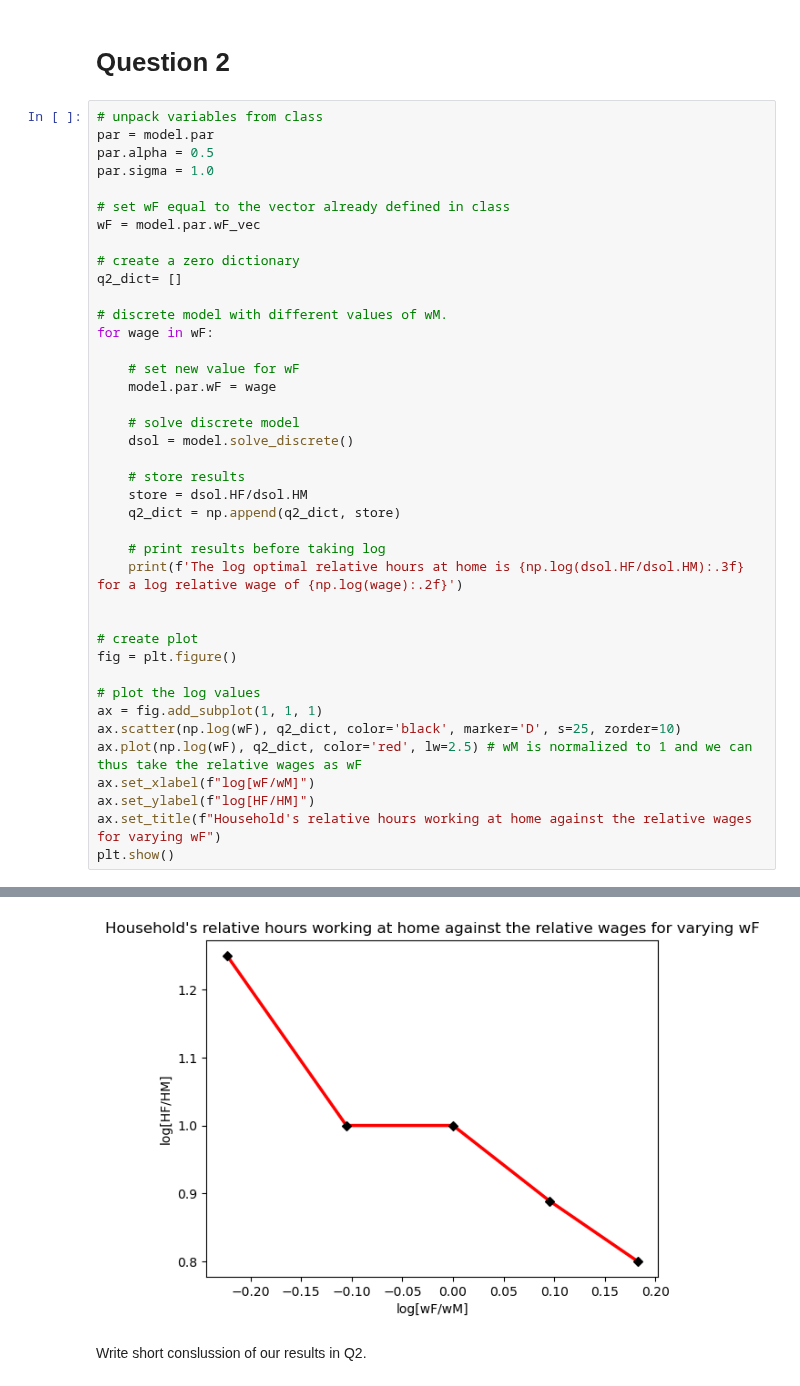
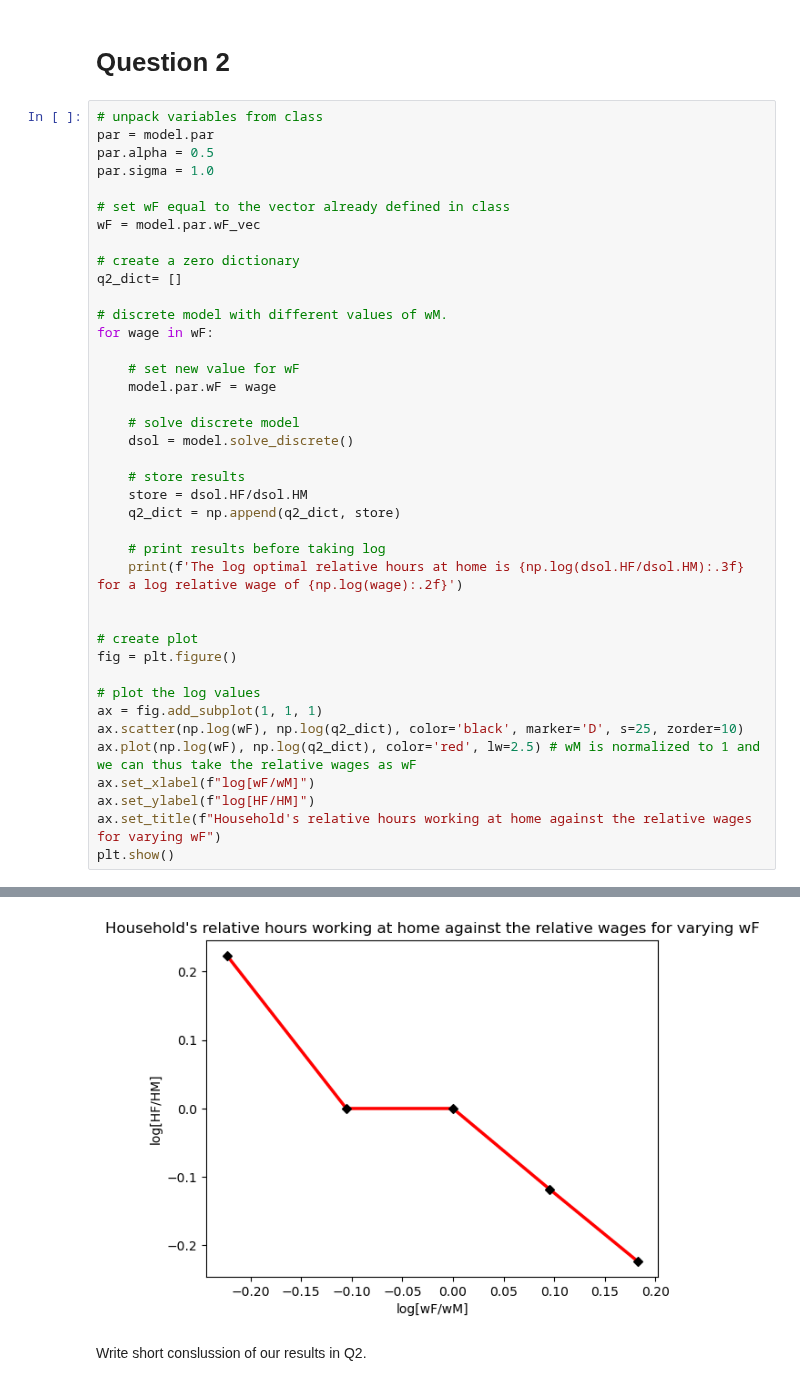
Before and after one commit to NumEconCopenhagen/projects-2023-noobs, a Jupyter notebook: inauguralproject/inauguralproject.ipynb, the cells around one changed output, grey strips where cells are left out. Saved outputs shown, nothing was run; the diff lists cells and outputs as text.

```diff
--- a/inauguralproject/inauguralproject.ipynb
+++ b/inauguralproject/inauguralproject.ipynb
@@ -111,36 +108,36 @@ for wage in wF:
 
     # set new value for wF
     model.par.wF = wage
 
     # solve discrete model
     dsol = model.solve_discrete()
 
     # store results
     store = dsol.HF/dsol.HM
     q2_dict = np.append(q2_dict, store)
 
     # print results before taking log
     print(f'The log optimal relative hours at home is {np.log(dsol.HF/dsol.HM):.3f} for a log relative wage of {np.log(wage):.2f}')
 
 
 # create plot
 fig = plt.figure()
 
 # plot the log values
 ax = fig.add_subplot(1, 1, 1)
-ax.scatter(np.log(wF), q2_dict, color='black', marker='D', s=25, zorder=10)
-ax.plot(np.log(wF), q2_dict, color='red', lw=2.5) # wM is normalized to 1 and we can thus take the relative wages as wF
+ax.scatter(np.log(wF), np.log(q2_dict), color='black', marker='D', s=25, zorder=10)
+ax.plot(np.log(wF), np.log(q2_dict), color='red', lw=2.5) # wM is normalized to 1 and we can thus take the relative wages as wF
 ax.set_xlabel(f"log[wF/wM]")
 ax.set_ylabel(f"log[HF/HM]")
 ax.set_title(f"Household's relative hours working at home against the relative wages for varying wF")
 plt.show()
 # %% [output]
 The log optimal relative hours at home is 0.223 for a log relative wage of -0.22
 The log optimal relative hours at home is 0.000 for a log relative wage of -0.11
 The log optimal relative hours at home is 0.000 for a log relative wage of 0.00
 The log optimal relative hours at home is -0.118 for a log relative wage of 0.10
 The log optimal relative hours at home is -0.223 for a log relative wage of 0.18
-[figure, old version]
+[figure, new version]
 # %% [markdown]
 Write short conslussion of our results in Q2.
 # %% [markdown]
```
Also changed, not shown: parts of 1 cell of this notebook.
